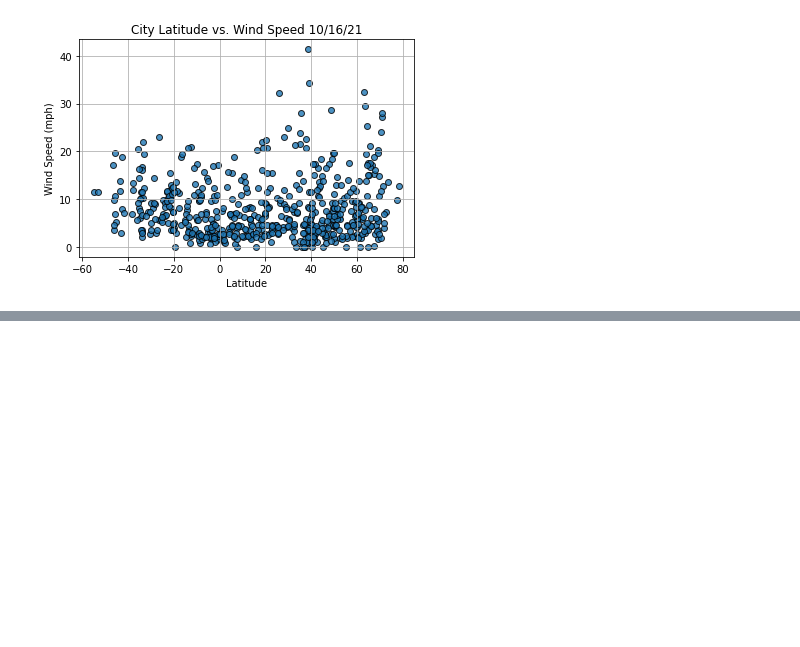
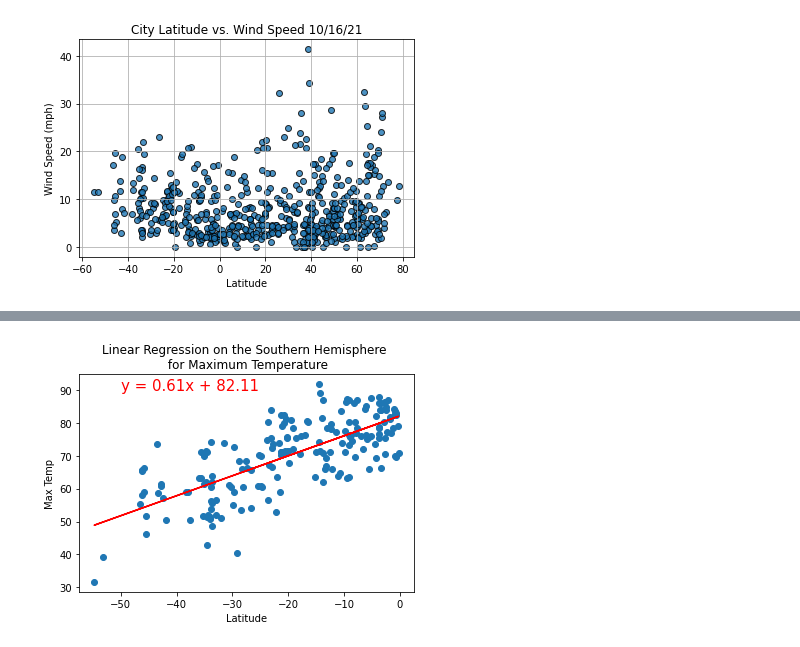
Before and after one commit to tutran90/World_Weather_Analysis, a Jupyter notebook: WeatherPy.ipynb, the cells around one changed output, grey strips where cells are left out. Drawn from its saved outputs; the diff is of its cells as text; code cells hidden in the pictures; blank space fills up the shorter version.

```diff
--- a/WeatherPy.ipynb
+++ b/WeatherPy.ipynb
@@ -294,0 +374,13 @@ plt.show()
+# %%
+#Performing linear regression on max temp and Southern Hemisphere
+# Linear regression on the Southern Hemisphere
+x_values = southern_hemi_df["Lat"]
+y_values = southern_hemi_df["Max Temp"]
+# Call the function.
+plot_linear_regression(x_values, y_values,
+                    'Linear Regression on the Southern Hemisphere \n for Maximum Temperature',
+                     'Max Temp',(-50,90))
+#correlation is strong b/c the r-value is -0.7 and 0.7
+#linregress(x_values,y_values)
+# %% [output]
+[figure, added]
```
Also changed, not shown: parts of 14 cells of this notebook, 5 other files.
